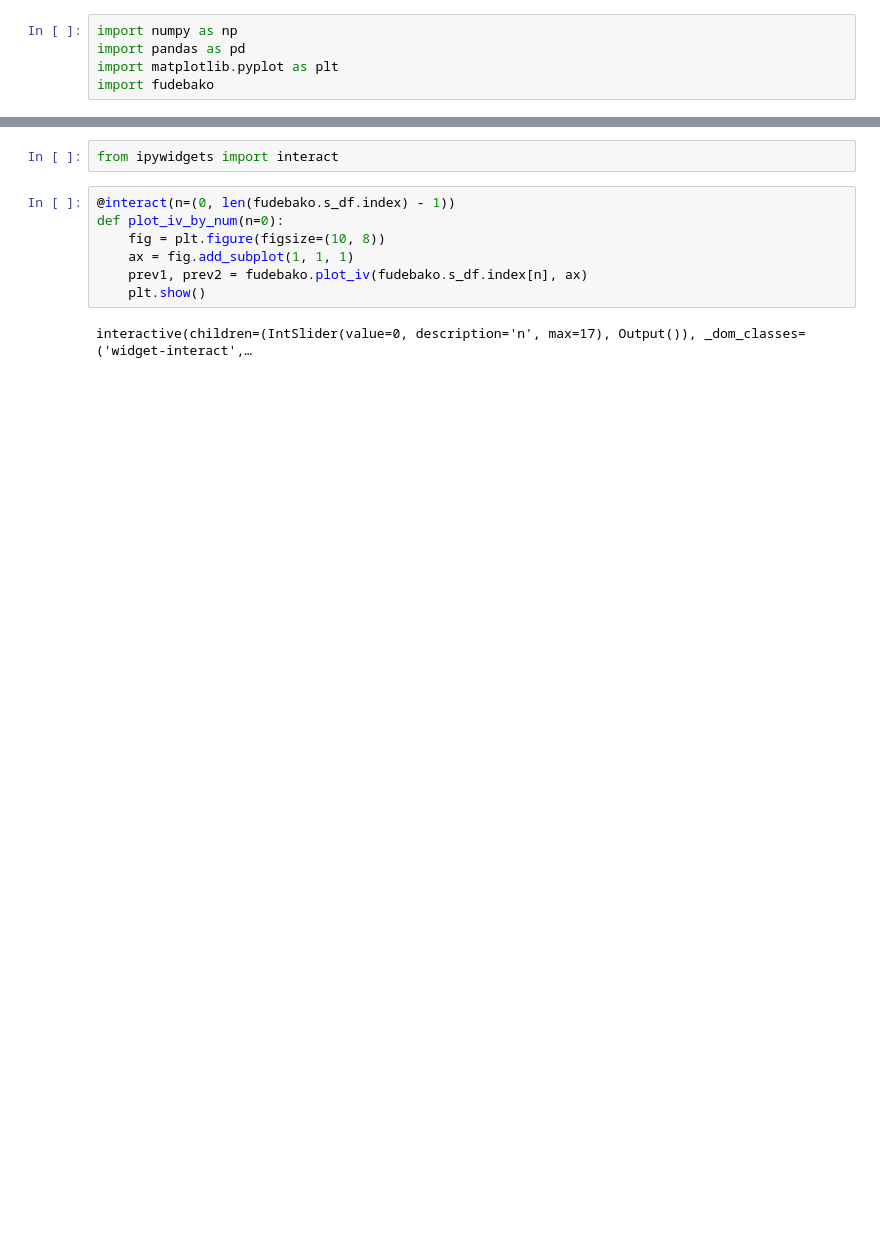
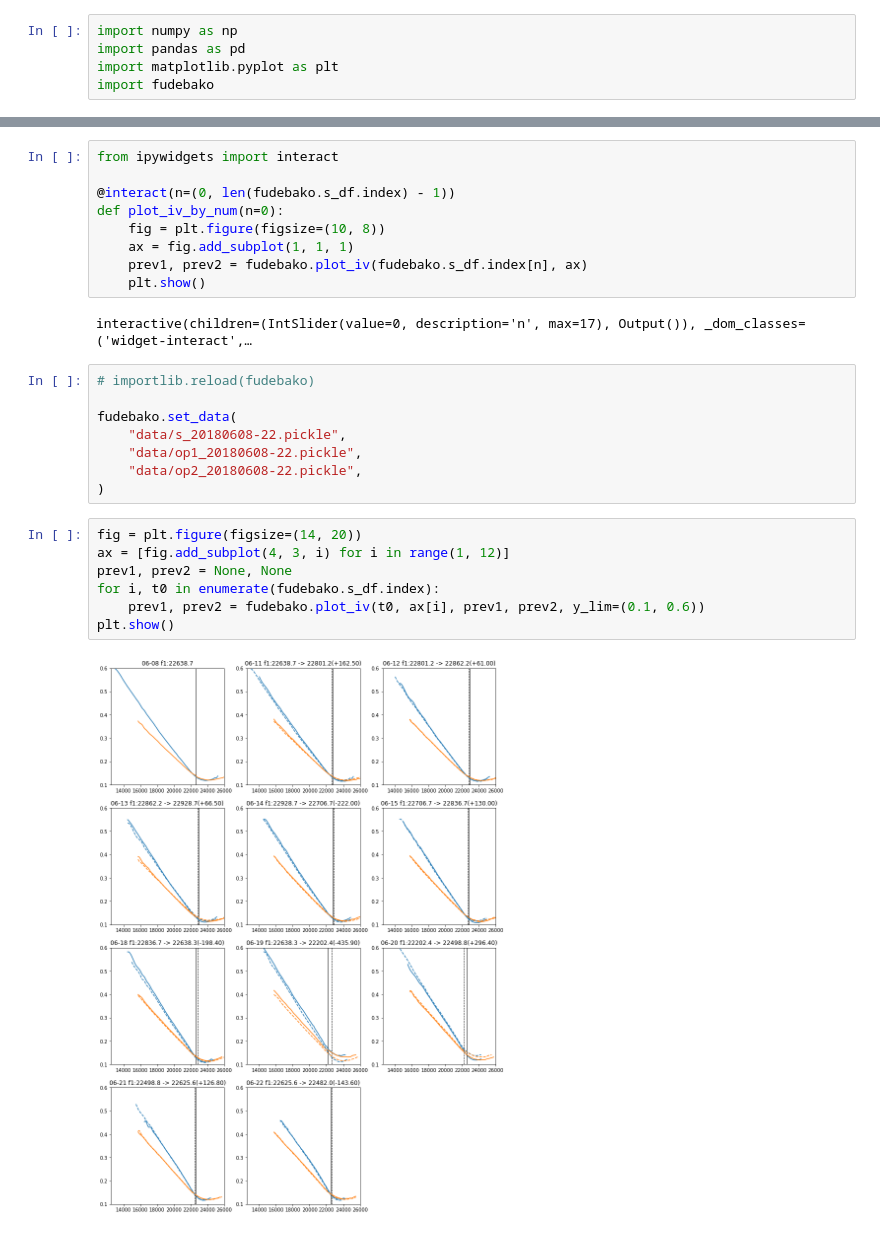
Before and after one commit to drillan/option-old, a Jupyter notebook: VolatilitySmiles.ipynb, the cells around one changed output, grey strips where cells are left out. Saved outputs shown, nothing was run; the diff lists cells and outputs as text; blank space fills up the shorter version.

```diff
--- a/VolatilitySmiles.ipynb
+++ b/VolatilitySmiles.ipynb
@@ -15,6 +15,6 @@ plt.show()
-# %%
-from ipywidgets import interact
 # %%
+from ipywidgets import interact
+
 @interact(n=(0, len(fudebako.s_df.index) - 1))
 def plot_iv_by_num(n=0):
     fig = plt.figure(figsize=(10, 8))
@@ -23,3 +23,20 @@ def plot_iv_by_num(n=0):
     plt.show()
 # %% [output]
 interactive(children=(IntSlider(value=0, description='n', max=17), Output()), _dom_classes=('widget-interact',…
+# %%
+# importlib.reload(fudebako)
+
+fudebako.set_data(
+    "data/s_20180608-22.pickle",
+    "data/op1_20180608-22.pickle",
+    "data/op2_20180608-22.pickle",
+)
+# %%
+fig = plt.figure(figsize=(14, 20))
+ax = [fig.add_subplot(4, 3, i) for i in range(1, 12)]
+prev1, prev2 = None, None
+for i, t0 in enumerate(fudebako.s_df.index):
+    prev1, prev2 = fudebako.plot_iv(t0, ax[i], prev1, prev2, y_lim=(0.1, 0.6))
+plt.show()
+# %% [output]
+[figure, added]
```
Also changed, not shown: parts of 5 cells of this notebook, 12 other files.
